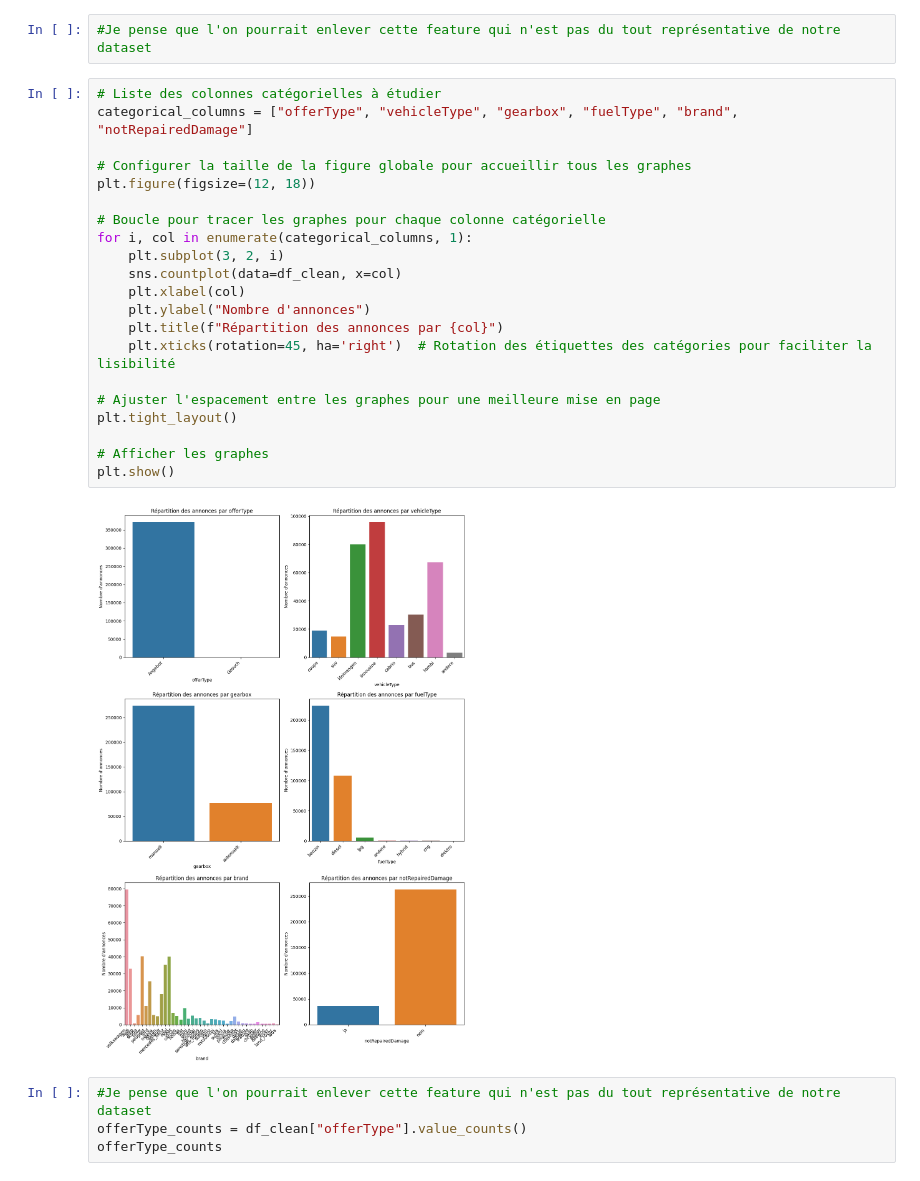
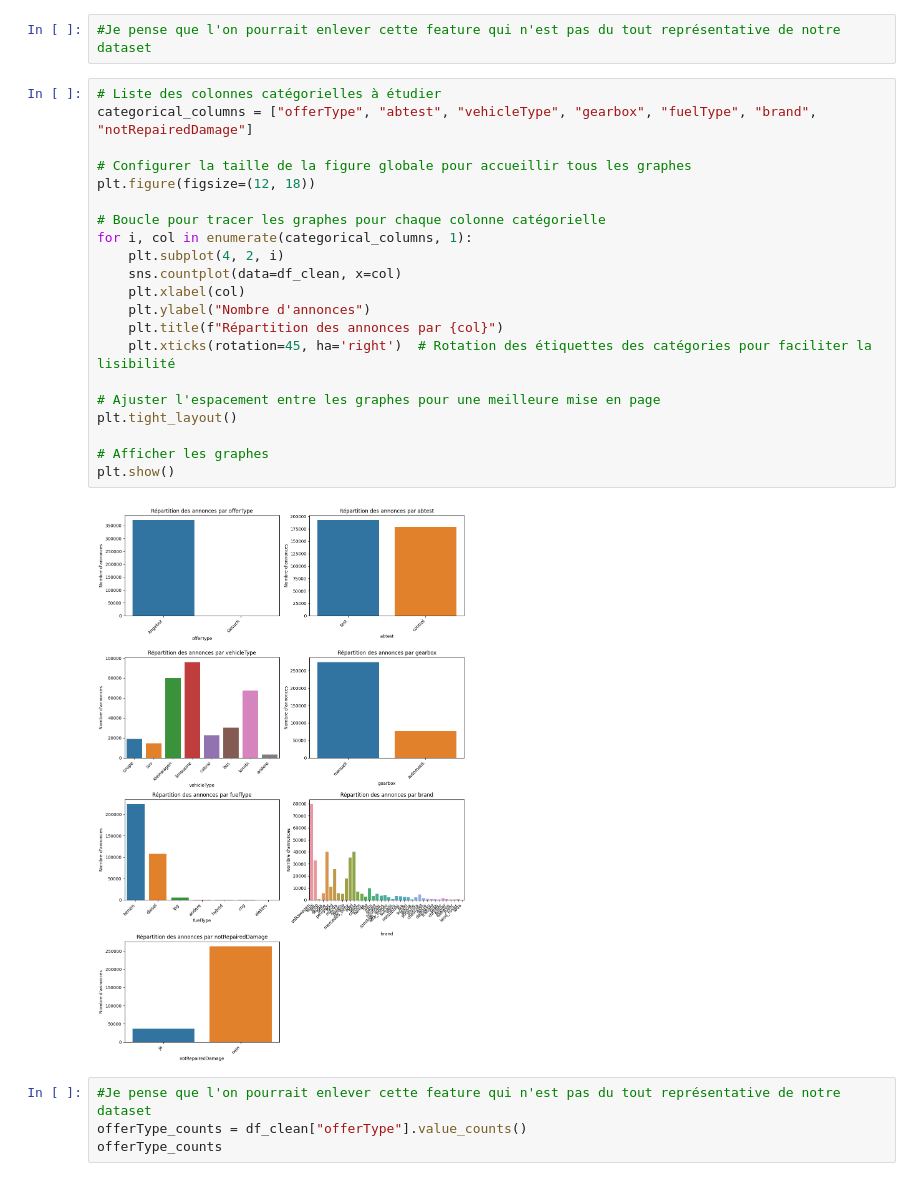
Before and after one commit to BaptisteLeroux/Deloitte, a Jupyter notebook: main.ipynb, the cells around one changed output. Saved outputs shown, nothing was run; the diff lists cells and outputs as text.

```diff
--- a/main.ipynb
+++ b/main.ipynb
@@ -280,27 +320,27 @@ df_clean[df_clean["seller"] == "gewerblich"]
 #Je pense que l'on pourrait enlever cette feature qui n'est pas du tout représentative de notre dataset
 # %%
 # Liste des colonnes catégorielles à étudier
-categorical_columns = ["offerType", "vehicleType", "gearbox", "fuelType", "brand", "notRepairedDamage"]
+categorical_columns = ["offerType", "abtest", "vehicleType", "gearbox", "fuelType", "brand", "notRepairedDamage"]
 
 # Configurer la taille de la figure globale pour accueillir tous les graphes
 plt.figure(figsize=(12, 18))
 
 # Boucle pour tracer les graphes pour chaque colonne catégorielle
 for i, col in enumerate(categorical_columns, 1):
-    plt.subplot(3, 2, i)
+    plt.subplot(4, 2, i)
     sns.countplot(data=df_clean, x=col)
     plt.xlabel(col)
     plt.ylabel("Nombre d'annonces")
     plt.title(f"Répartition des annonces par {col}")
     plt.xticks(rotation=45, ha='right')  # Rotation des étiquettes des catégories pour faciliter la lisibilité
 
 # Ajuster l'espacement entre les graphes pour une meilleure mise en page
 plt.tight_layout()
 
 # Afficher les graphes
 plt.show()
 # %% [output]
-[figure, old version]
+[figure, new version]
 # %%
 #Je pense que l'on pourrait enlever cette feature qui n'est pas du tout représentative de notre dataset
 offerType_counts = df_clean["offerType"].value_counts()
```
Also changed, not shown: parts of 17 cells of this notebook.
